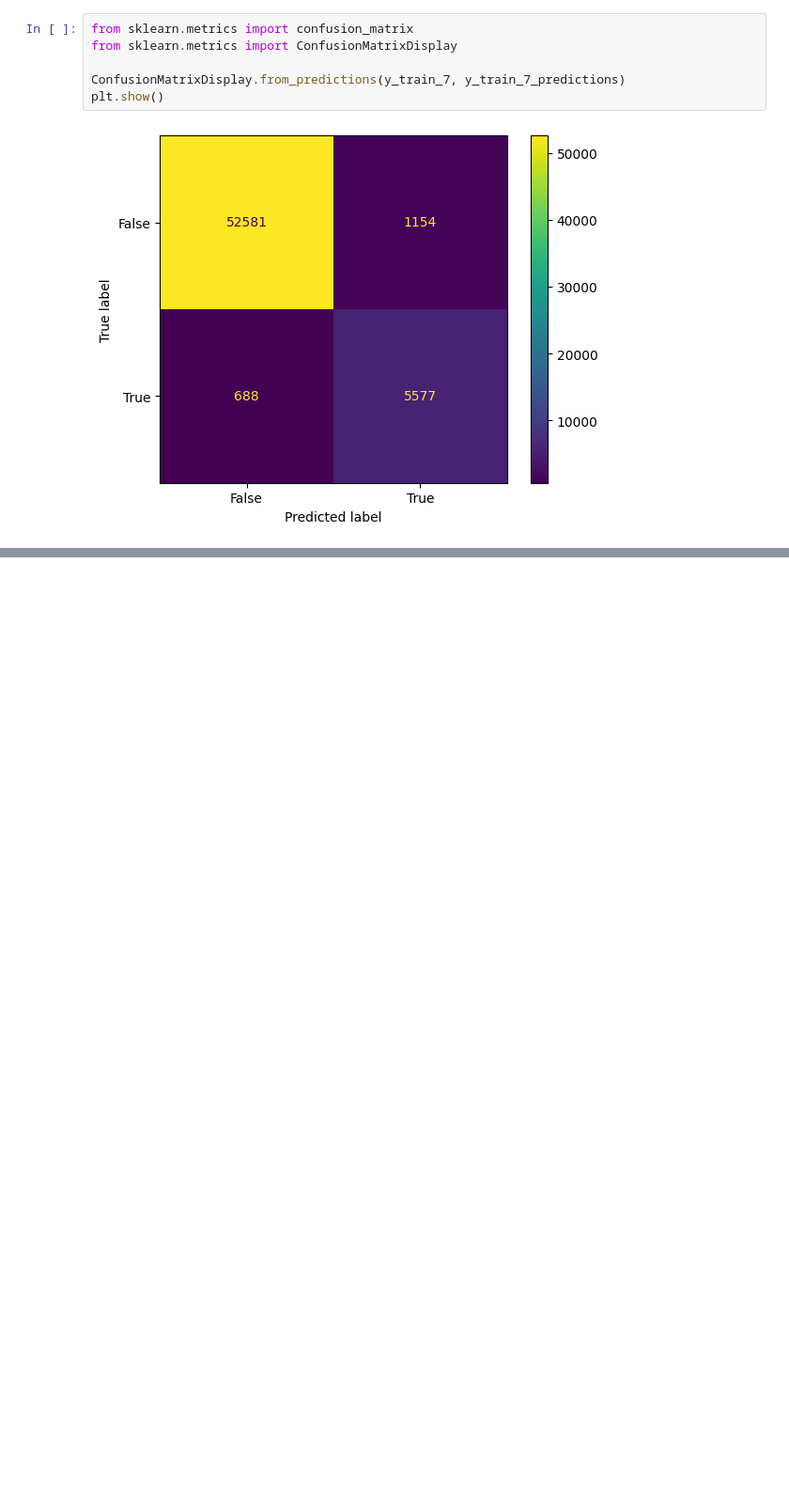
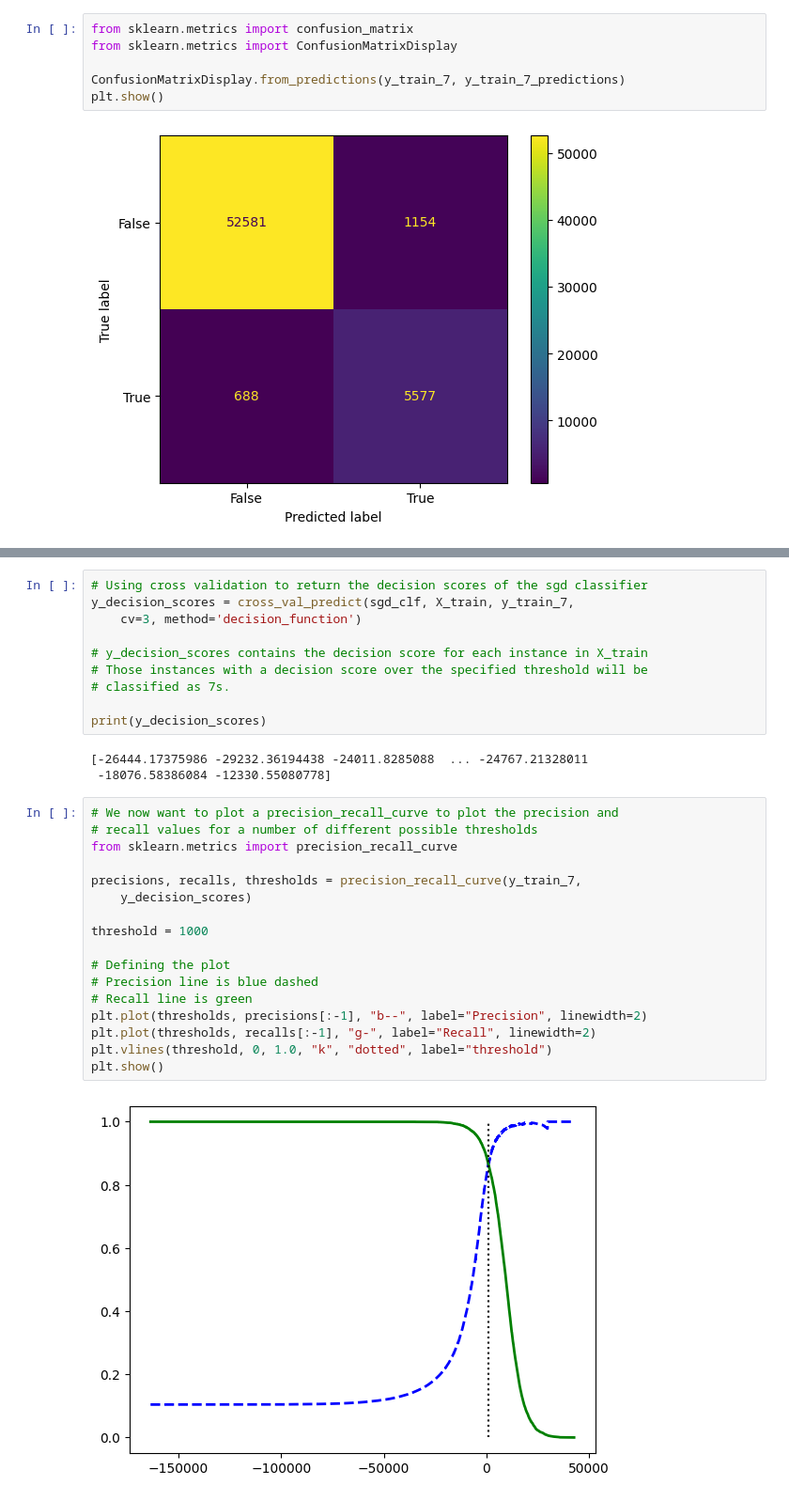
Before and after one commit to TevinAchong/hands-on-ml, a Jupyter notebook: chapter_03/chapter_03_cleaned.ipynb, the cells around one changed output, grey strips where cells are left out. Shown at 94% size. Cells and saved outputs as stored; diff of their text form; blank space fills up the shorter version.

Commit message:
plot precision_recall_curve

```diff
--- a/chapter_03/chapter_03_cleaned.ipynb
+++ b/chapter_03/chapter_03_cleaned.ipynb
@@ -172,0 +247,32 @@ plt.show()
+# %%
+# Using cross validation to return the decision scores of the sgd classifier
+y_decision_scores = cross_val_predict(sgd_clf, X_train, y_train_7,
+    cv=3, method='decision_function')
+
+# y_decision_scores contains the decision score for each instance in X_train
+# Those instances with a decision score over the specified threshold will be
+# classified as 7s.
+
+print(y_decision_scores)
+# %% [output]
+[-26444.17375986 -29232.36194438 -24011.8285088  ... -24767.21328011
+ -18076.58386084 -12330.55080778]
+# %%
+# We now want to plot a precision_recall_curve to plot the precision and
+# recall values for a number of different possible thresholds
+from sklearn.metrics import precision_recall_curve
+
+precisions, recalls, thresholds = precision_recall_curve(y_train_7,
+    y_decision_scores)
+
+threshold = 1000
+
+# Defining the plot
+# Precision line is blue dashed
+# Recall line is green
+plt.plot(thresholds, precisions[:-1], "b--", label="Precision", linewidth=2)
+plt.plot(thresholds, recalls[:-1], "g-", label="Recall", linewidth=2)
+plt.vlines(threshold, 0, 1.0, "k", "dotted", label="threshold")
+plt.show()
+# %% [output]
+[figure, added]
```
Also changed, not shown: parts of 17 cells of this notebook.
